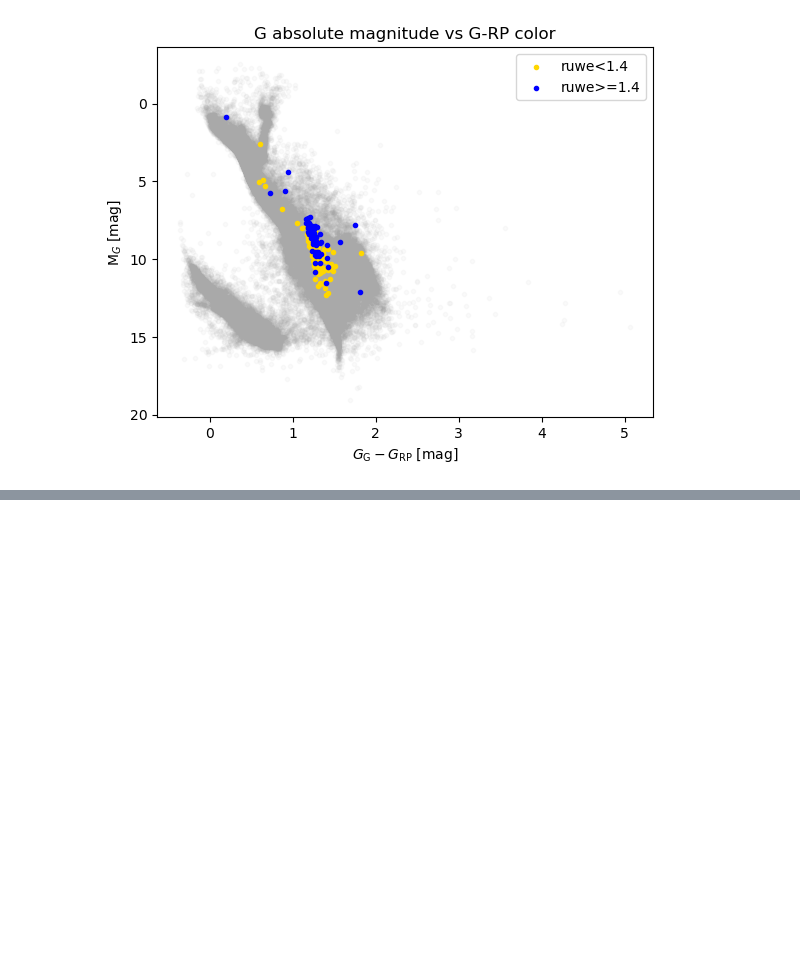
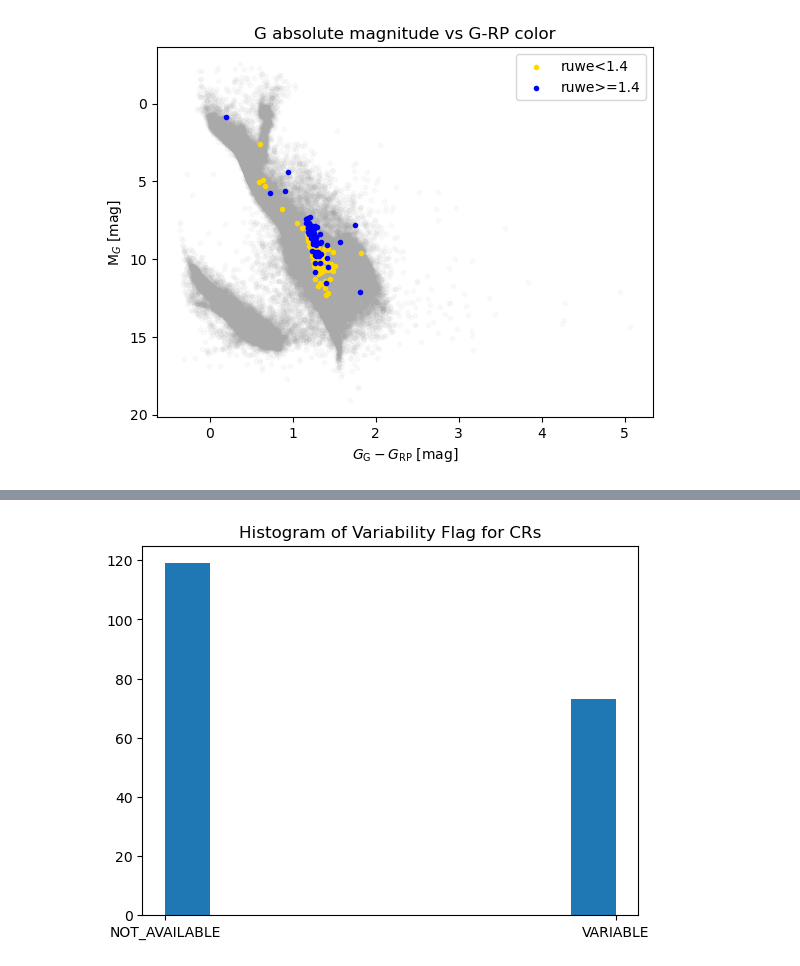
Before and after one commit to sarahedraves/SRMP-JMAG-Sarah, a Jupyter notebook: makingtable/gaiadatawithnearby.ipynb, the cells around one changed output, grey strips where cells are left out. Saved outputs shown, nothing was run; the diff lists cells and outputs as text; code cells hidden in the pictures; blank space fills up the shorter version.

```diff
--- a/makingtable/gaiadatawithnearby.ipynb
+++ b/makingtable/gaiadatawithnearby.ipynb
@@ -194,0 +201,6 @@ plt.show()
+# %%
+plt.hist(ourtable['phot_variable_flag'])
+plt.title('Histogram of Variability Flag for CRs')
+plt.show()
+# %% [output]
+[figure, added]
```
Also changed, not shown: parts of 4 cells of this notebook, 1 other file.
